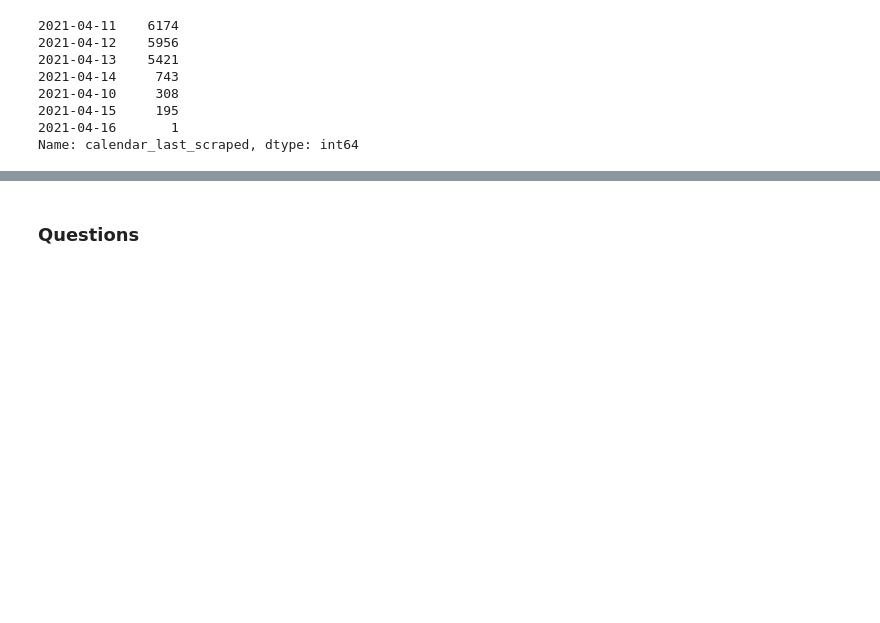
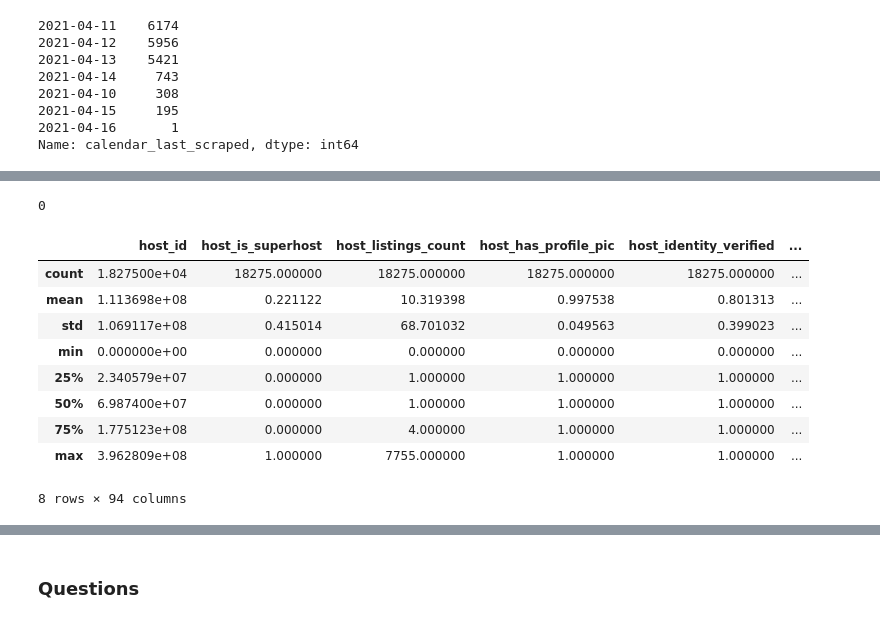
Before and after one commit to boa50/airbnb-analysis, a Jupyter notebook: notebook.ipynb, the cells around one changed output, grey strips where cells are left out. Cells and saved outputs as stored; diff of their text form; code cells hidden in the pictures; blank space fills up the shorter version.

```diff
--- a/notebook.ipynb
+++ b/notebook.ipynb
@@ -155,0 +121,6 @@ df.head()
+# %%
+### Probably, when the first_review is null the score is null too
+### Maybe related to the fact that the listing has no review yet
+(df['first_review'].isnull() & df['review_scores_rating'].notnull()).sum()
+# %% [output]
+0
@@ -155,0 +158,45 @@ df.head()
+# %%
+def array_values_to_df(df, col_name):
+    df_temp = pd.DataFrame()
+
+    i = 0
+    for lst in df[col_name].tolist():
+        i += 1
+        if i >= 10:
+            break;
+
+        row = {}
+        for col in lst.replace('[','').replace(']','').replace('\'','').split(', '):
+            if col not in df.columns:
+                df_temp[col] = np.nan
+
+            row[col] = 1
+
+        df_temp = df_temp.append(row, ignore_index=True)
+
+    return df_temp
+# %%
+### Change the columns with array values to many columns with integer value
+df_host_verifications = array_values_to_df(df_ml, 'host_verifications')
+df_amenities = array_values_to_df(df_ml, 'amenities')
+
+df_ml = pd.concat([df_ml, df_host_verifications], axis=1, ignore_index=False)
+df_ml = pd.concat([df_ml, df_amenities], axis=1, ignore_index=False)
+# %%
+### Fill with 0 the new created columns
+df_ml.fillna(0, inplace=True)
+
+df_ml.drop(['host_verifications', 'amenities'], axis=1, inplace=True)
+# %%
+df_ml.describe()
+# %% [output]
+|  | host_id | host_is_superhost | host_listings_count | host_has_profile_pic | host_identity_verified | ... |
+| count | 1.827500e+04 | 18275.000000 | 18275.000000 | 18275.000000 | 18275.000000 | ... |
+| mean | 1.113698e+08 | 0.221122 | 10.319398 | 0.997538 | 0.801313 | ... |
+| std | 1.069117e+08 | 0.415014 | 68.701032 | 0.049563 | 0.399023 | ... |
+| min | 0.000000e+00 | 0.000000 | 0.000000 | 0.000000 | 0.000000 | ... |
+| 25% | 2.340579e+07 | 0.000000 | 1.000000 | 1.000000 | 1.000000 | ... |
+| 50% | 6.987400e+07 | 0.000000 | 1.000000 | 1.000000 | 1.000000 | ... |
+| 75% | 1.775123e+08 | 0.000000 | 4.000000 | 1.000000 | 1.000000 | ... |
+| max | 3.962809e+08 | 1.000000 | 7755.000000 | 1.000000 | 1.000000 | ... |
+8 rows × 94 columns
```
Also changed, not shown: parts of 28 cells of this notebook, 1 other file.
